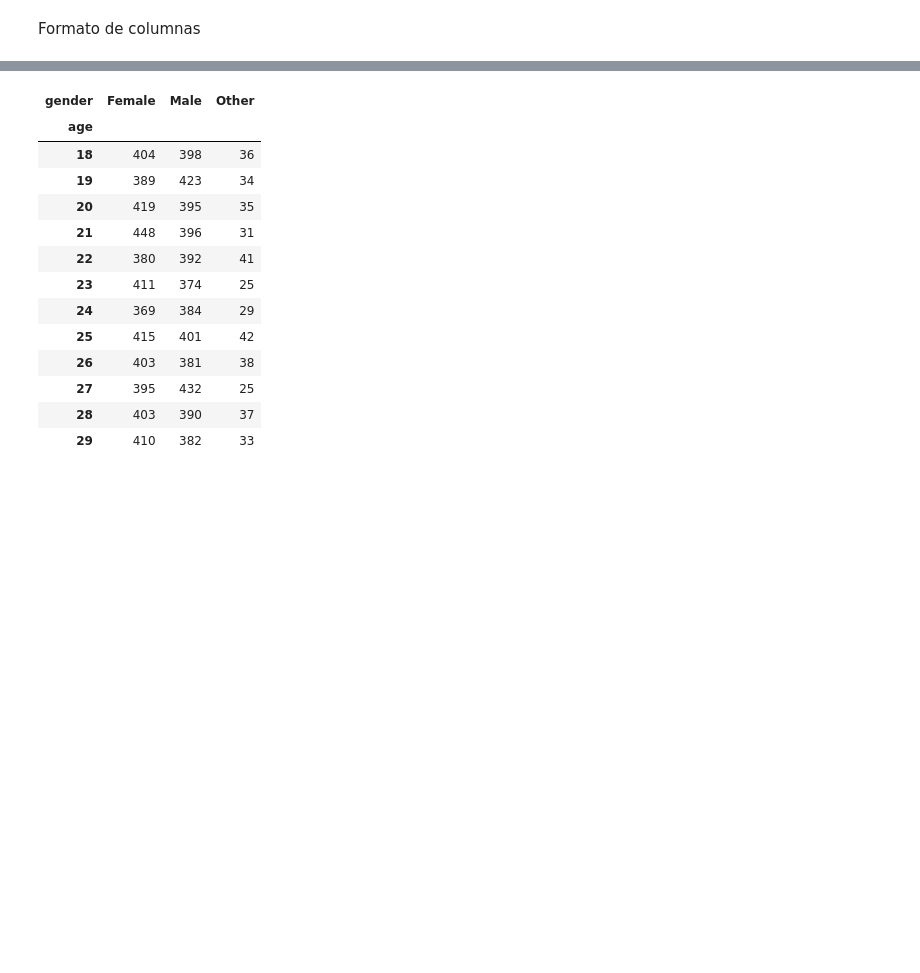
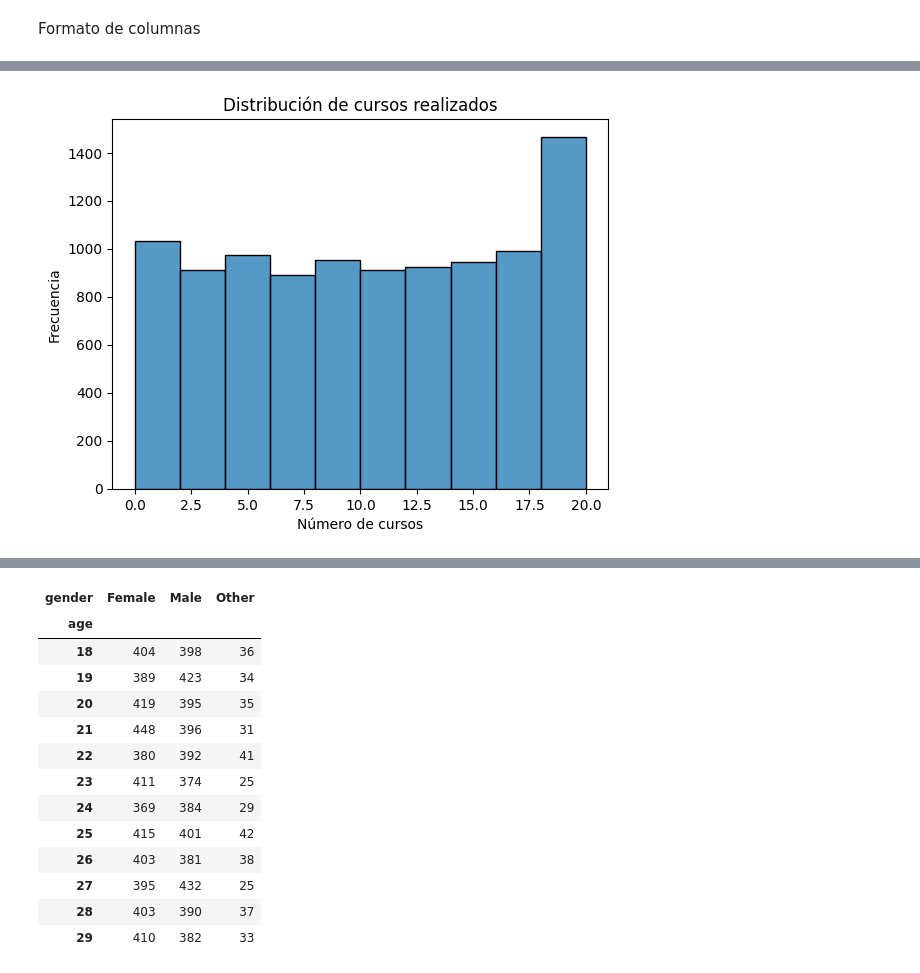
Before and after one commit to ArtGMontes/analisis_de_estudiantes, a Jupyter notebook: Student_Performance_$_Learning_Style.ipynb, the cells around one changed output, grey strips where cells are left out. Saved outputs shown, nothing was run; the diff lists cells and outputs as text; code cells hidden in the pictures; blank space fills up the shorter version.

```diff
--- a/Student_Performance_$_Learning_Style.ipynb
+++ b/Student_Performance_$_Learning_Style.ipynb
@@ -89,0 +132,9 @@ student.columns = student.columns.str.strip().str.lower().str.replace(' ', '_')
+# %%
+#Distribución de cursos realizados
+sns.histplot(student["online_courses_completed"], bins=10)
+plt.title("Distribución de cursos realizados")
+plt.xlabel("Número de cursos")
+plt.ylabel("Frecuencia")
+plt.show()
+# %% [output]
+[figure, added]
```
Also changed, not shown: parts of 11 cells of this notebook.
